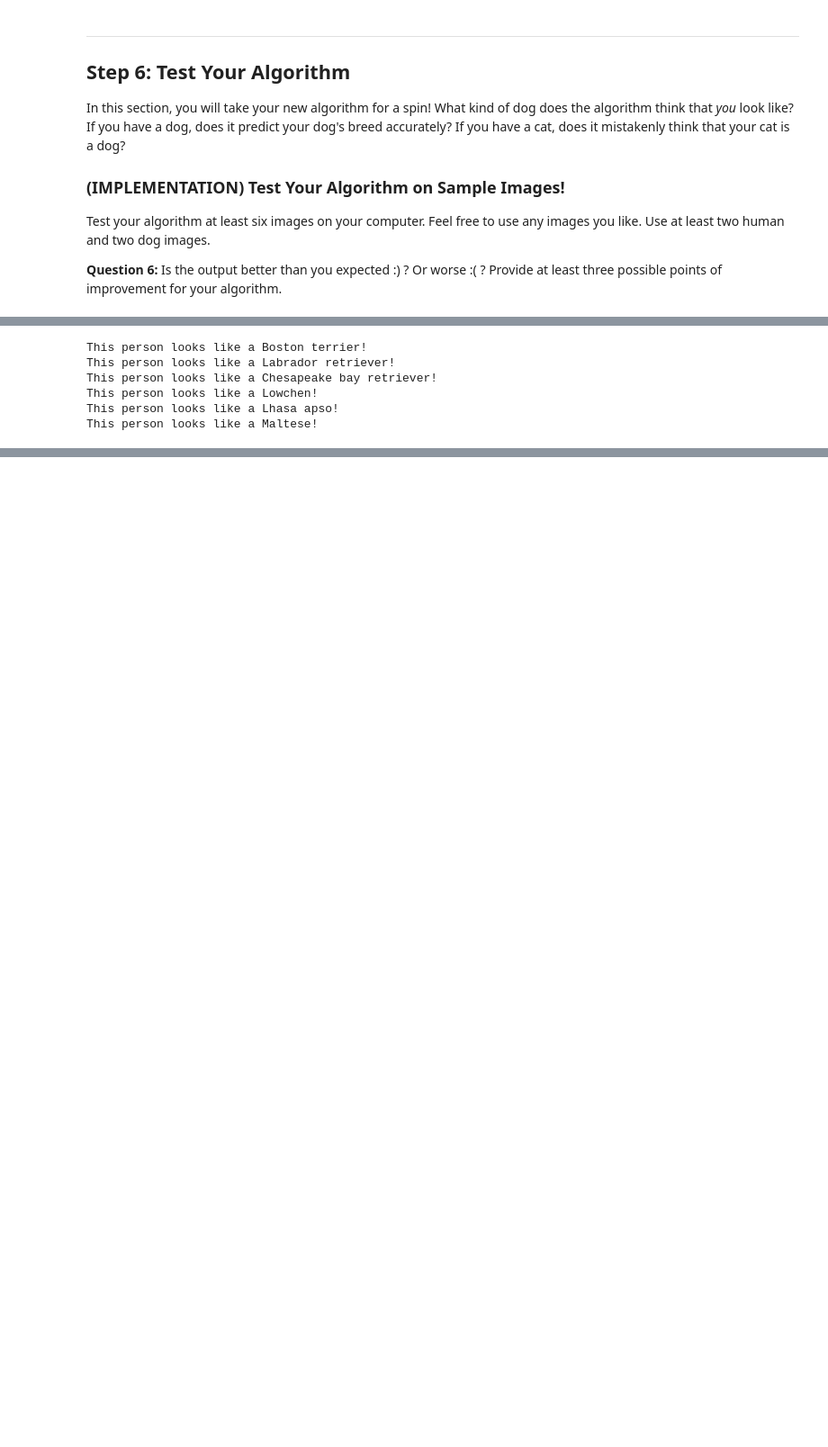
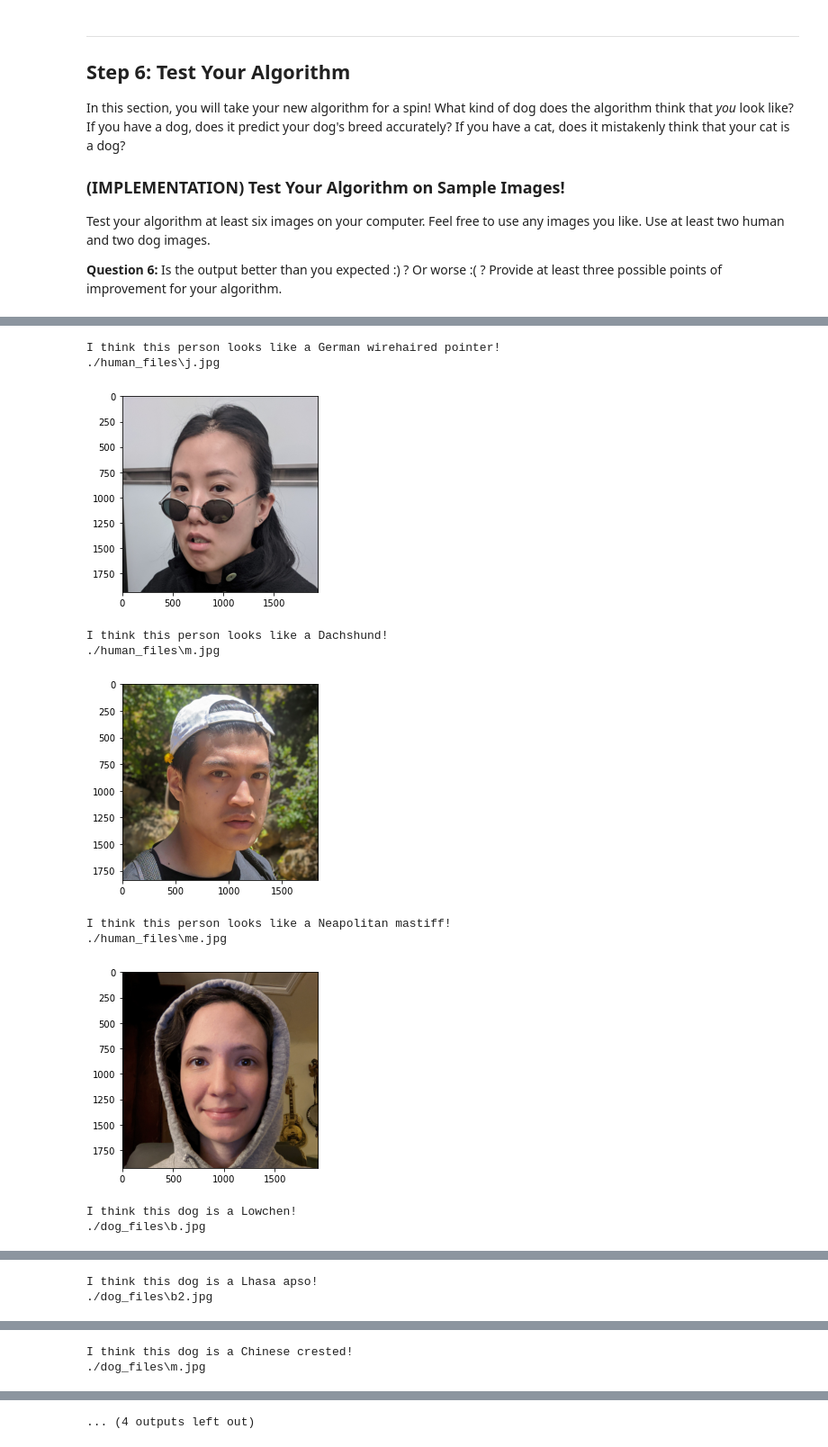
Before and after one commit to judyheflin/ComputerVisionLearning, a Jupyter notebook: Udacity_DL/dog_app.ipynb, the cells around one changed output, grey strips where cells are left out. Shown at 90% size. Cells and saved outputs as stored; diff of their text form; code cells hidden in the pictures; blank space fills up the shorter version.

```diff
--- a/Udacity_DL/dog_app.ipynb
+++ b/Udacity_DL/dog_app.ipynb
@@ -286,9 +285,8 @@ def VGG16_predict(img_path):
 
     # read in image and pre-process tensors
     img = Image.open(img_path)
-    transform = transforms.Compose([transforms.RandomResizedCrop(224), transforms.ToTensor()])
+    transform = transforms.Compose([transforms.Resize(250), transforms.CenterCrop(224), transforms.ToTensor()])
     processed_img = transform(img)
-    #processed_img = normalize(processed_img)
     processed_img = processed_img.unsqueeze(0)
     # move to GPU
     if torch.cuda.is_available():
@@ -828,7 +887,7 @@ def train(n_epochs, loaders, model, optimizer, criterion, use_cuda, save_path):
 
 
 # train the model
-model_transfer = train(50, loaders_VGG, model_transfer, optimizer_transfer,
+model_transfer = train(20, loaders_VGG, model_transfer, optimizer_transfer,
                       criterion_transfer, use_cuda, 'model_transfer.pt')
 
 # load the model that got the best validation accuracy (uncomment the line below)
@@ -918,12 +977,12 @@ Some sample output for our algorithm is provided below, but feel free to design
 
 def run_app(img_path):
      ## handle cases for a human face, dog, and neither
-    if dnn_fd:
-        dog = predict_breed_transfer(img_path)
-        print("This person looks like a " + dog + "!")
-    elif dog_detector:
+    if dog_detector(img_path):
         dog = predict_breed_transfer(img_path)
         print("I think this dog is a " + dog + "!")
+    elif dnn_fd(img_path):
+        dog = predict_breed_transfer(img_path)
+        print("I think this person looks like a " + dog + "!")
     else:
         print("Sorry, no dogs or faces were detected in this image...")
 # %% [markdown]
@@ -943,31 +1002,44 @@ __Answer:__ Improving the dog and face detectors would improve the output of the
 # %%
 ## TODO: Execute your algorithm from Step 6 on
 ## at least 6 images on your computer.
 ## Feel free to use as many code cells as needed.
 
 ## suggested code, below
 import os
 from PIL import Image
 
 for img_file in os.listdir('./human_files'):
     img_path = os.path.join('./human_files', img_file)
     run_app(img_path)
-#     print(img_path)
-#     img = Image.open(img_path)
-#     plt.imshow(img)
-#     plt.show()
+    print(img_path)
+    img = Image.open(img_path)
+    plt.imshow(img)
+    plt.show()
 
 for img_file in os.listdir('./dog_files'):
     img_path = os.path.join('./dog_files', img_file)
     run_app(img_path)
-#     print(img_path)
-#     img = Image.open(img_path)
-#     plt.imshow(img)
-#     plt.show()
+    print(img_path)
+    img = Image.open(img_path)
+    plt.imshow(img)
+    plt.show()
+
+for img_file in os.listdir('./object_files'):
+    img_path = os.path.join('./object_files', img_file)
+    run_app(img_path)
+    print(img_path)
+    img = Image.open(img_path)
+    plt.imshow(img)
+    plt.show()
 # %% [output]
-This person looks like a Boston terrier!
-This person looks like a Labrador retriever!
-This person looks like a Chesapeake bay retriever!
-This person looks like a Lowchen!
-This person looks like a Lhasa apso!
-This person looks like a Maltese!
+I think this person looks like a German wirehaired pointer!
+./human_files\j.jpg
+[figure, added]
+I think this person looks like a Dachshund!
+./human_files\m.jpg
+[figure, added]
+I think this person looks like a Neapolitan mastiff!
+./human_files\me.jpg
+[figure, added]
+I think this dog is a Lowchen!
+./dog_files\b.jpg
@@ -973,0 +1047,2 @@ This person looks like a Maltese!
+I think this dog is a Lhasa apso!
+./dog_files\b2.jpg
@@ -973,0 +1050,2 @@ This person looks like a Maltese!
+I think this dog is a Chinese crested!
+./dog_files\m.jpg
@@ -973,0 +1053 @@ This person looks like a Maltese!
+... (4 outputs left out)
```
Also changed, not shown: parts of 14 cells of this notebook, 1 other file.
